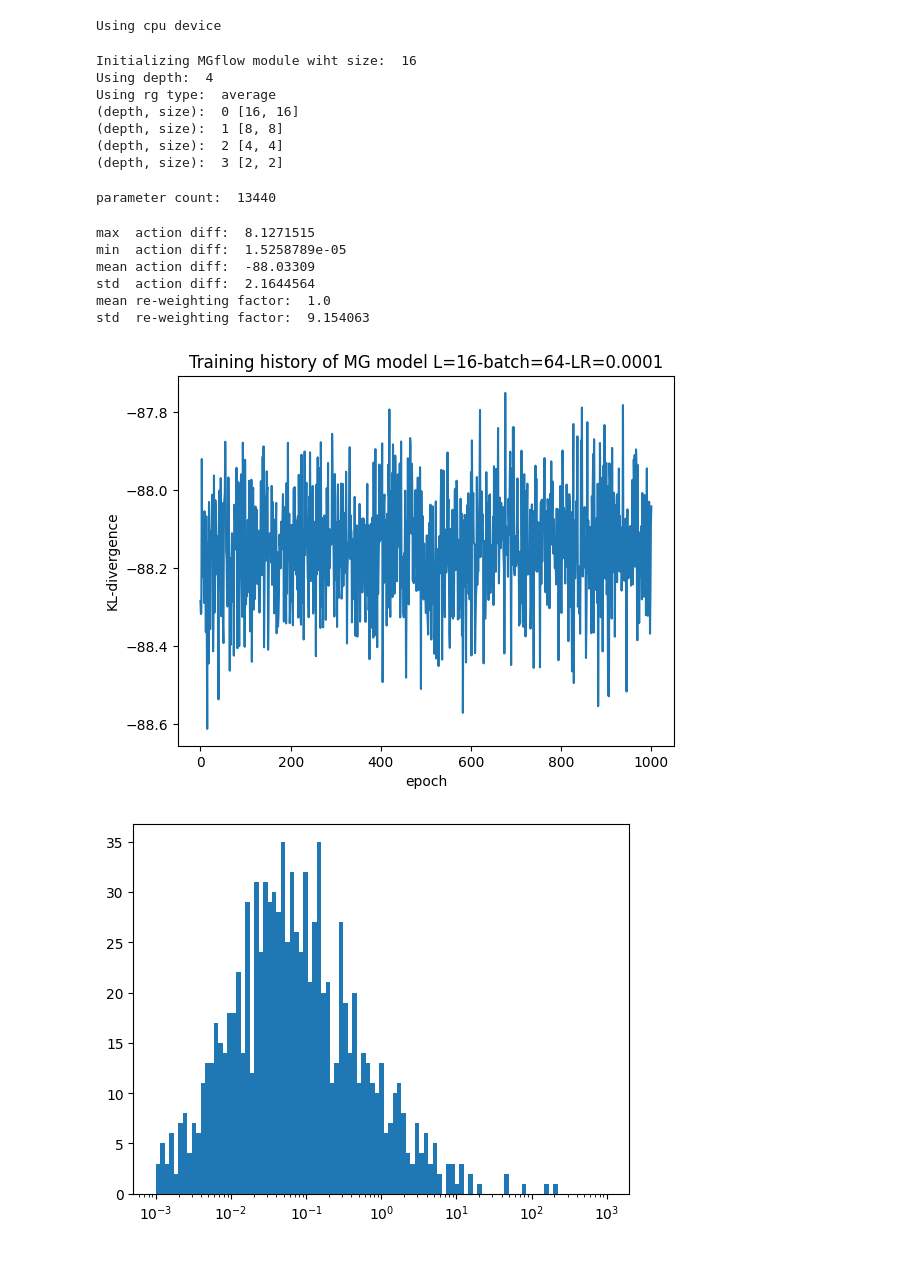
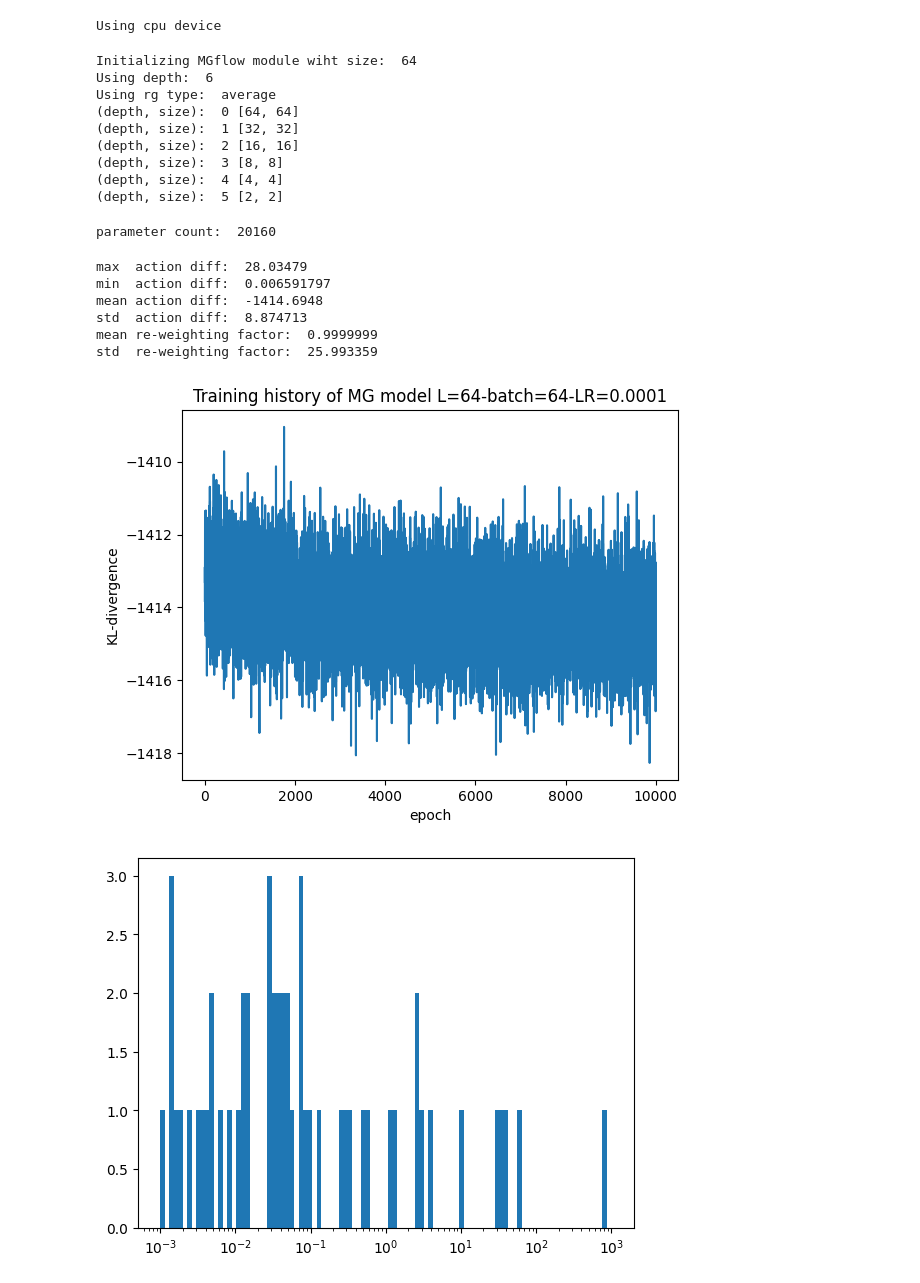
Before and after one commit to orginos/torchQFT, a Jupyter notebook: stacked_mg.ipynb, the cells around one changed output. Cells and saved outputs as stored; diff of their text form; code cells hidden in the pictures.

```diff
--- a/stacked_mg.ipynb
+++ b/stacked_mg.ipynb
@@ -24,14 +24,8 @@ device="cpu"
 print(f"Using {device} device")
 # %% [output]
 Using cpu device
-# %%
-pbar = tqdm(range(101))
-b=1
-for t in pbar:
-    b = b*10
-    pbar.set_postfix({'b': b})
 # %%
-L=16
+L=64
 batch_size=32
 V=L*L
 lam =1.0
@@ -50,13 +44,15 @@ bij = lambda: m.FlowBijector(Nlayers=Nlayers,width=width)
 mg = m.MGflow([L,L],bij,m.RGlayer("average"),prior).to(device)
 #print("The flow Model: ", mg)
 # %% [output]
-Initializing MGflow module wiht size:  16
-Using depth:  4
+Initializing MGflow module wiht size:  64
+Using depth:  6
 Using rg type:  average
-(depth, size):  0 [16, 16]
-(depth, size):  1 [8, 8]
-(depth, size):  2 [4, 4]
-(depth, size):  3 [2, 2]
+(depth, size):  0 [64, 64]
+(depth, size):  1 [32, 32]
+(depth, size):  2 [16, 16]
+(depth, size):  3 [8, 8]
+(depth, size):  4 [4, 4]
+(depth, size):  5 [2, 2]
 # %%
 file="no-file"
 if(file != "no-file"):
@@ -72,15 +68,15 @@ for tt in mg.parameters():
 
 print("parameter count: ",c)
 # %% [output]
-parameter count:  13440
+parameter count:  20160
 # %%
 batch_size=64
-super_batch_size = 4
+super_batch_size = 1
 learning_rate = 1.0e-4
 optimizer = tr.optim.Adam([p for p in mg.parameters() if p.requires_grad==True], lr=learning_rate)
 
 loss_history = []
-pbar = tqdm(range(1001))
+pbar = tqdm(range(10000))
 #tic=time.perf_counter()
 for t in pbar:
     #with torch.no_grad():
@@ -99,7 +95,7 @@ for t in pbar:
     loss.backward(retain_graph=True)
     optimizer.step()
     loss_history.append(loss.to("cpu").detach().numpy())
-    pbar.set_postfix({'loss': loss.detach().numpy()})
+    pbar.set_postfix({'loss': loss.detach().to("cpu").numpy()})
     #print(loss_history[-1])
     #if t % 10 == 0:
     #    toc=time.perf_counter()
@@ -115,38 +111,38 @@ print("max  action diff: ", tr.max(diff.abs()).numpy())
 print("min  action diff: ", tr.min(diff.abs()).numpy())
 print("mean action diff: ", m_diff.detach().numpy())
 print("std  action diff: ", diff.std().numpy())
 #compute the reweighting factor
 foo = tr.exp(-diff)
 #print(foo)
 w = foo/tr.mean(foo)
 
 print("mean re-weighting factor: " , w.mean().numpy())
 print("std  re-weighting factor: " , w.std().numpy())
 
 plt.plot(np.arange(len(loss_history)),loss_history)
 plt.xlabel("epoch")
 plt.ylabel("KL-divergence")
 title = "L="+str(L)+"-batch="+str(batch_size)+"-LR="+str(learning_rate)
 plt.title("Training history of MG model "+title)
 #plt.show()
 title = "L"+str(L)+"-batch"+str(batch_size)+"-LR"+str(learning_rate)
 #plt.savefig("mg_train_"+title+".pdf")
 plt.show()
 #plt.close()
 logbins = np.logspace(np.log10(1e-3),np.log10(1e3),int(w.shape[0]/10))
 _=plt.hist(w,bins=logbins)
 plt.xscale('log')
 #plt.savefig("mg_rw_"+title+".pdf")
 plt.show()
 #plt.close()
 _=plt.hist(diff.detach(),bins=int(w.shape[0]/10))
 #plt.savefig("mg_ds_"+title+".pdf")
 # %% [output]
-max  action diff:  8.1271515
-min  action diff:  1.5258789e-05
-mean action diff:  -88.03309
-std  action diff:  2.1644564
-mean re-weighting factor:  1.0
-std  re-weighting factor:  9.154063
+max  action diff:  28.03479
+min  action diff:  0.006591797
+mean action diff:  -1414.6948
+std  action diff:  8.874713
+mean re-weighting factor:  0.9999999
+std  re-weighting factor:  25.993359
-[figure, old version]
+[figure, new version]
-[figure, old version]
+[figure, new version]
```
Also changed, not shown: parts of 21 cells of this notebook, 2 other files.
